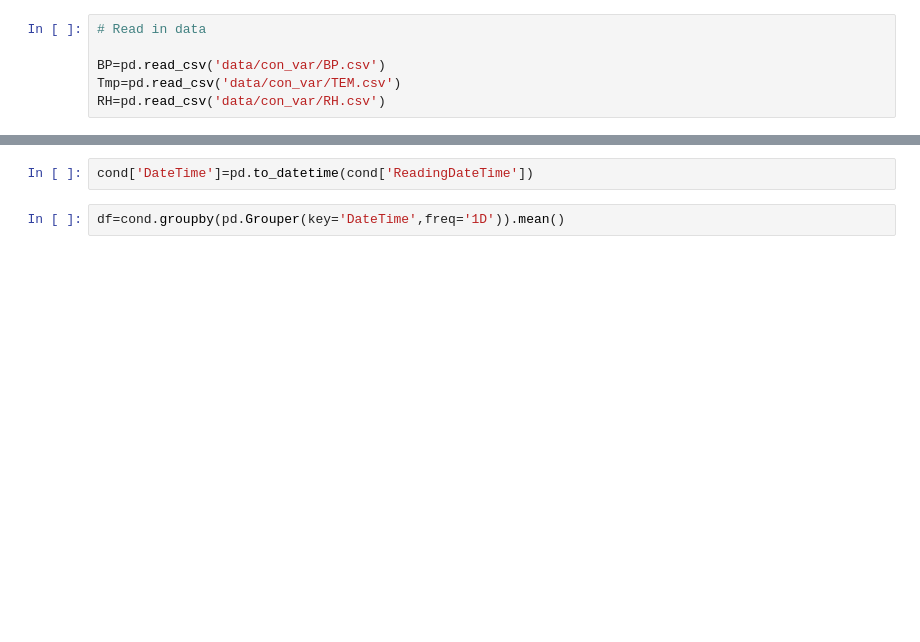
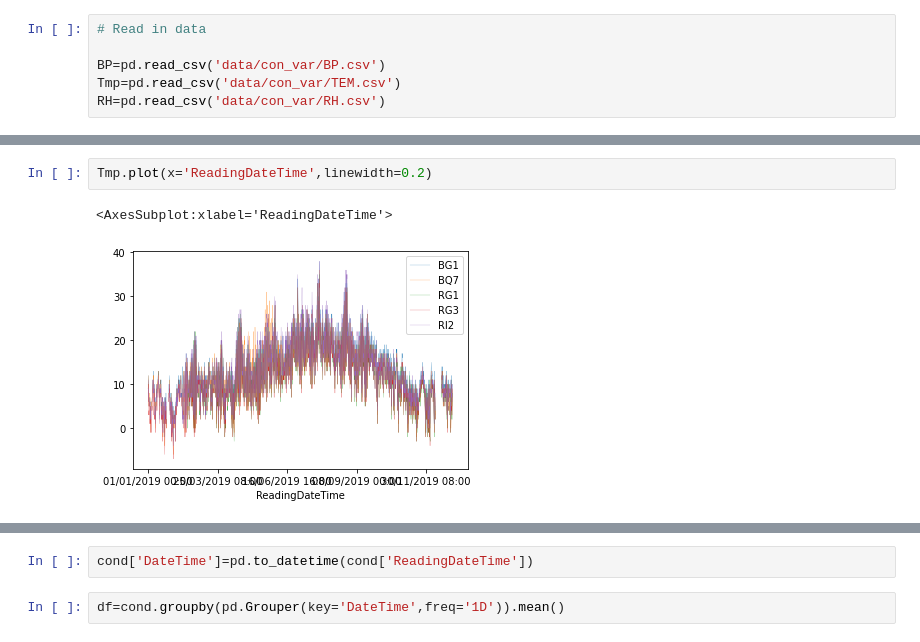
Before and after one commit to yulun-cd/IGS, a Jupyter notebook: BPdifference.ipynb, the cells around one changed output, grey strips where cells are left out. Saved outputs shown, nothing was run; the diff lists cells and outputs as text; blank space fills up the shorter version.

```diff
--- a/BPdifference.ipynb
+++ b/BPdifference.ipynb
@@ -154,0 +143,5 @@ cond=LD_BP.merge(LD_Tmp).merge(LD_RH)
+# %%
+Tmp.plot(x='ReadingDateTime',linewidth=0.2)
+# %% [output]
+<AxesSubplot:xlabel='ReadingDateTime'>
+[figure, added]
```
Also changed, not shown: parts of 43 cells of this notebook, 2 other files.
